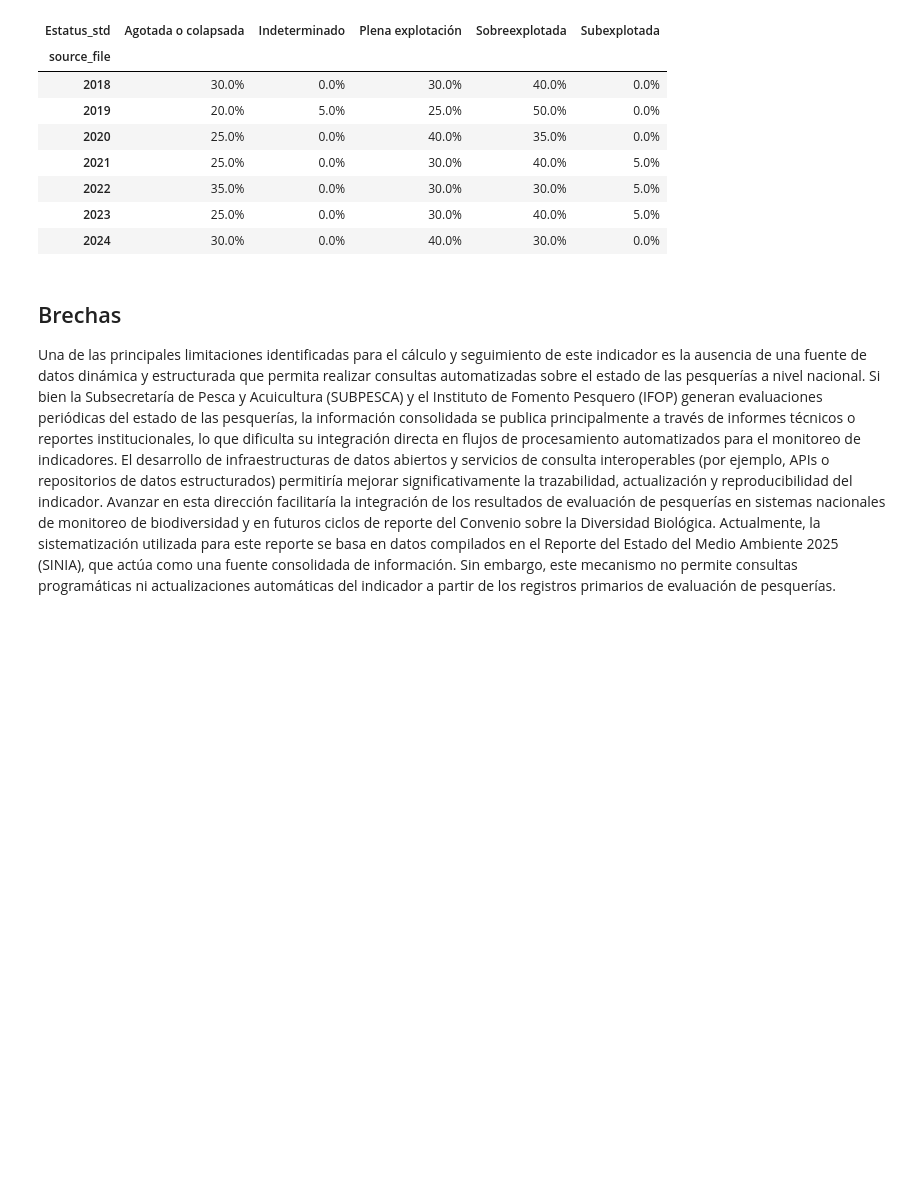
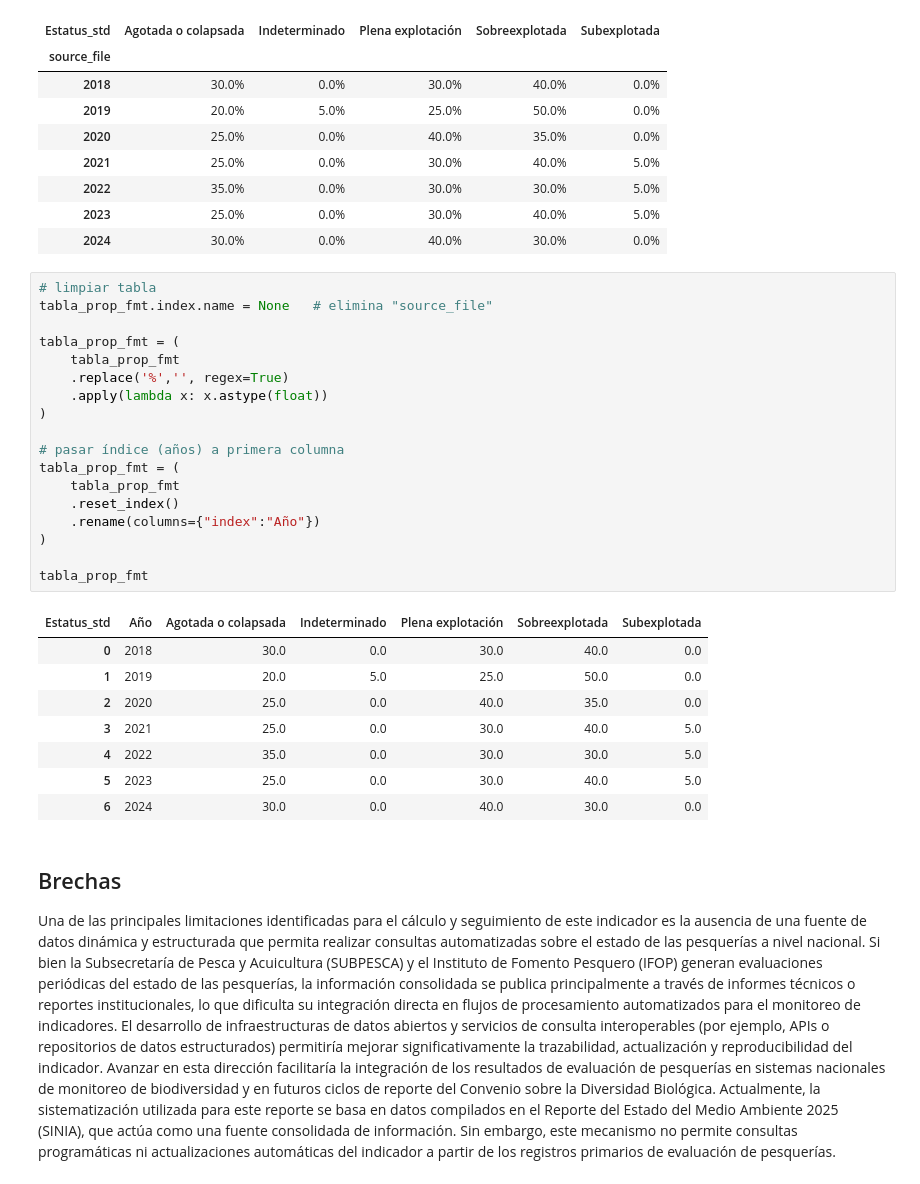
Before and after one commit to IEB-BIODATA/7NR-Indicators, a Jupyter notebook: indicadores/5.1_fish_sostenible/5.1_fish.ipynb, the cells around one changed output. Cells and saved outputs as stored; diff of their text form; blank space fills up the shorter version.

```diff
--- a/indicadores/5.1_fish_sostenible/5.1_fish.ipynb
+++ b/indicadores/5.1_fish_sostenible/5.1_fish.ipynb
@@ -170,6 +170,33 @@ tabla_prop_fmt
 | 2022 | 35.0% | 0.0% | 30.0% | 30.0% | 5.0% |
 | 2023 | 25.0% | 0.0% | 30.0% | 40.0% | 5.0% |
 | 2024 | 30.0% | 0.0% | 40.0% | 30.0% | 0.0% |
+# %%
+# limpiar tabla
+tabla_prop_fmt.index.name = None   # elimina "source_file"
+
+tabla_prop_fmt = (
+    tabla_prop_fmt
+    .replace('%','', regex=True)
+    .apply(lambda x: x.astype(float))
+)
+
+# pasar índice (años) a primera columna
+tabla_prop_fmt = (
+    tabla_prop_fmt
+    .reset_index()
+    .rename(columns={"index":"Año"})
+)
+
+tabla_prop_fmt
+# %% [output]
+| Estatus_std | Año | Agotada o colapsada | Indeterminado | Plena explotación | Sobreexplotada | Subexplotada |
+| 0 | 2018 | 30.0 | 0.0 | 30.0 | 40.0 | 0.0 |
+| 1 | 2019 | 20.0 | 5.0 | 25.0 | 50.0 | 0.0 |
+| 2 | 2020 | 25.0 | 0.0 | 40.0 | 35.0 | 0.0 |
+| 3 | 2021 | 25.0 | 0.0 | 30.0 | 40.0 | 5.0 |
+| 4 | 2022 | 35.0 | 0.0 | 30.0 | 30.0 | 5.0 |
+| 5 | 2023 | 25.0 | 0.0 | 30.0 | 40.0 | 5.0 |
+| 6 | 2024 | 30.0 | 0.0 | 40.0 | 30.0 | 0.0 |
 # %% [markdown]
 ## Brechas
 Una de las principales limitaciones identificadas para el cálculo y seguimiento de este indicador es la ausencia de una fuente de datos dinámica y estructurada que permita realizar consultas automatizadas sobre el estado de las pesquerías a nivel nacional. Si bien la Subsecretaría de Pesca y Acuicultura (SUBPESCA) y el Instituto de Fomento Pesquero (IFOP) generan evaluaciones periódicas del estado de las pesquerías, la información consolidada se publica principalmente a través de informes técnicos o reportes institucionales, lo que dificulta su integración directa en flujos de procesamiento automatizados para el monitoreo de indicadores. El desarrollo de infraestructuras de datos abiertos y servicios de consulta interoperables (por ejemplo, APIs o repositorios de datos estructurados) permitiría mejorar significativamente la trazabilidad, actualización y reproducibilidad del indicador. Avanzar en esta dirección facilitaría la integración de los resultados de evaluación de pesquerías en sistemas nacionales de monitoreo de biodiversidad y en futuros ciclos de reporte del Convenio sobre la Diversidad Biológica.
```
Also changed, not shown: parts of 3 cells of this notebook, 4 other files.
